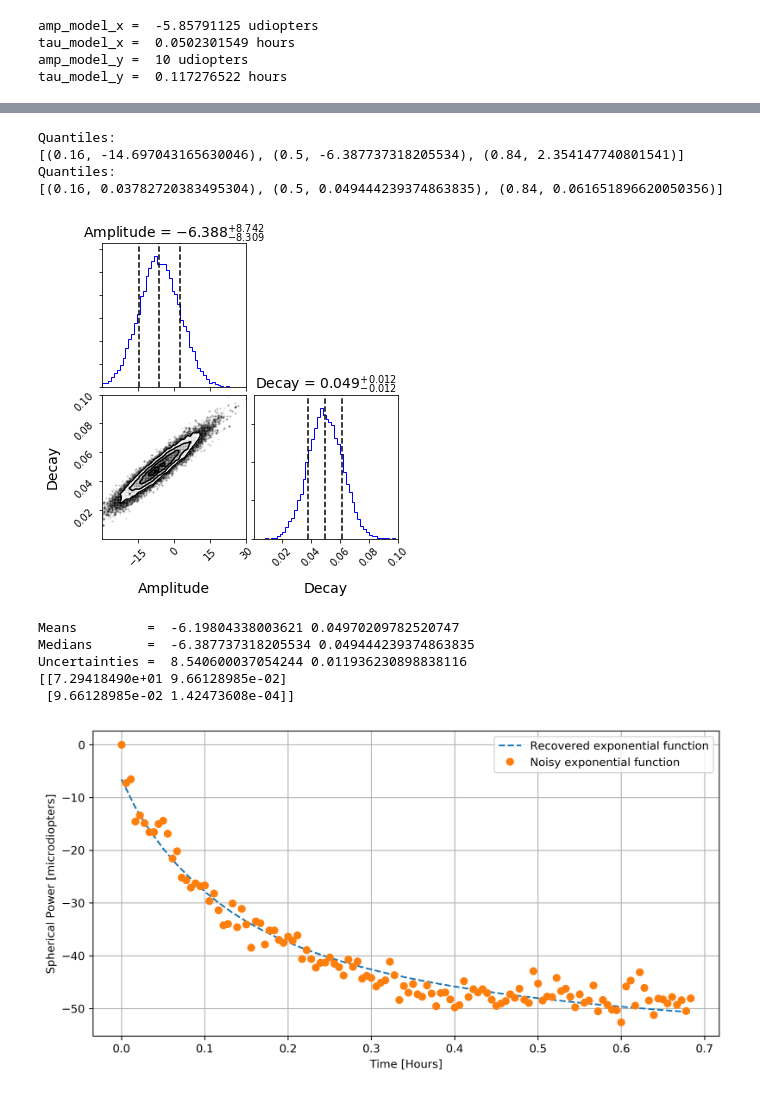
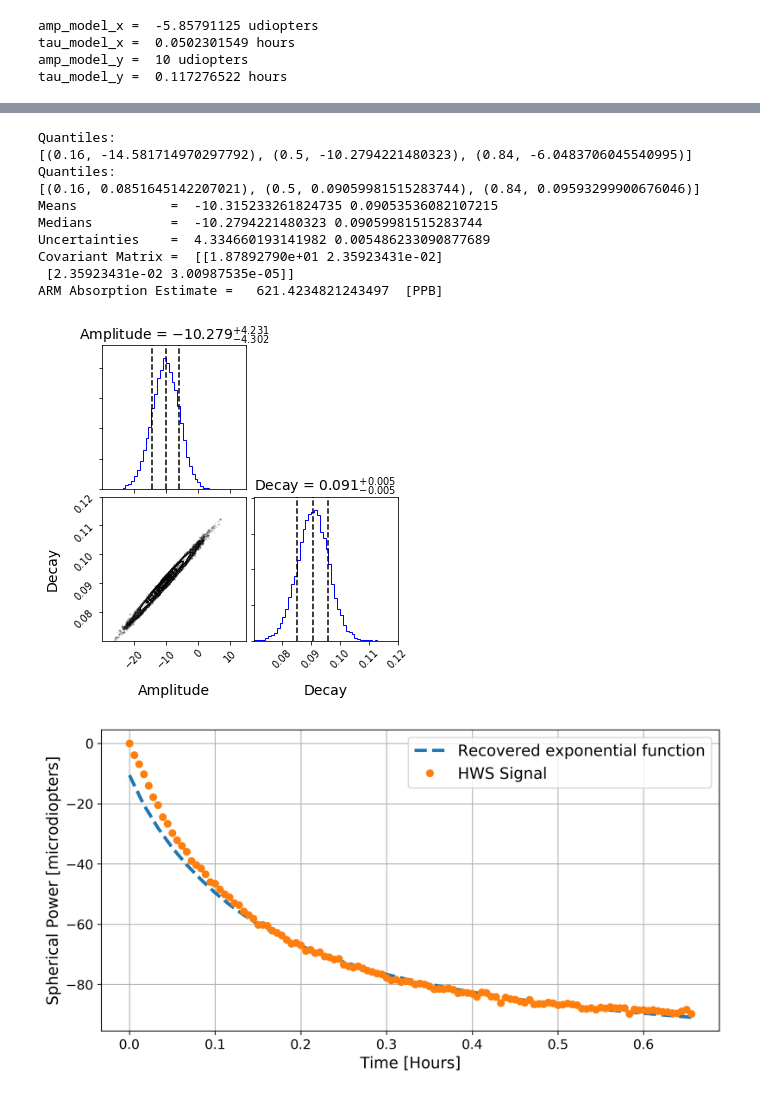
Before and after one commit to TVoPhysics/TVo_Thesis, a Jupyter notebook: Calculations/20181110_Calc_Abs_HWS/ITMs_Exp_Decay_MCMC.ipynb, the cells around one changed output, grey strips where cells are left out. Cells and saved outputs as stored; diff of their text form; code cells hidden in the pictures.

```diff
--- a/Calculations/20181110_Calc_Abs_HWS/ITMs_Exp_Decay_MCMC.ipynb
+++ b/Calculations/20181110_Calc_Abs_HWS/ITMs_Exp_Decay_MCMC.ipynb
@@ -61,13 +69,13 @@ tau_model_y =  0.117276522 hours
 itmx = 'data_ITMX.p'
 itmy = 'data_ITMY.p'
 
-i_ind_x = 80
+i_ind_x = 81
 e_ind_x = -1
 c_hori_x = 700
 c_vert_x = 450
 
 
-i_ind_y = 40
+i_ind_y = 85
 e_ind_y = -1
 c_hori_y = 700
 c_vert_y = 560
@@ -80,11 +88,11 @@ def open_file(filename):
         data_p = u.load()
     return data_p
 
-def format_data(optic, i_ind, e_ind,x,y):
+def format_data(optic, i_ind, e_ind, x, y):
     optic_data_p = open_file(optic)
     optic_data = optic_data_p[(x,y)]['spherical']
 
-    data = optic_data[ i_ind_x:e_ind_x ]*1e6
+    data = optic_data[ i_ind:e_ind ]*1e6
 
     data = data - data[0]
 
@@ -111,7 +119,7 @@ def lnprob(theta, t, signal, uncs) :
     amplitude = theta[0]
     tau = theta[1]
 
-    if amplitude <= -30.0 or amplitude > 30.0 or a <= -1.0 or a > 1.0 :
+    if amplitude <= -40.0 or amplitude > 40.0 or a <= -1.0 or a > 1.0 :
         return -np.inf
     else :
         new_signal = TL(t,amplitude,tau)
@@ -136,22 +144,28 @@ def run_mcmc(t_vect, data, amp_guess, tau_guess):
 
     return results
 
-def plot_results(t_vect, signal, results):
+def plot_results(t_vect, signal, results,filename):
     amp_mean, a_mean = np.mean(results,axis=0)
     amp_median, a_median = np.median(results,axis=0)
     covmat = np.cov(results.T)
     amp_unc, a_unc = np.sqrt(np.diag(covmat))
-    print("Means         = ", amp_mean, a_mean)
-    print("Medians       = ",amp_median, a_median)
-    print("Uncertainties = ",amp_unc, a_unc)
-    print(covmat)
+    print("Means            = ", amp_mean, a_mean)
+    print("Medians          = ",amp_median, a_median)
+    print("Uncertainties    = ",amp_unc, a_unc)
+    print("Covariant Matrix = ", covmat)
+
+    arm_abs = 1e9*a_median/p_arm
+
+    print("ARM Absorption Estimate =  ",arm_abs, " [PPB]")
 
     recovered_exp = TL(t_vect,amp_median,a_median)
 
     pl.figure(figsize=(10, 5), dpi=300)
-    pl.plot(t_vect, np.real(recovered_exp), '--',label='Recovered exponential function')
-    pl.plot(t_vect, signal, 'o', label='Noisy exponential function')
-    pl.legend(loc='best')
-    pl.xlabel('Time [Hours]')
-    pl.ylabel('Spherical Power [microdiopters]')
+    pl.plot(t_vect, np.real(recovered_exp), '--', linewidth =3, label='Recovered exponential function')
+    pl.plot(t_vect, signal, 'o', label='HWS Signal')
+    pl.legend(loc='best', fontsize=14)
+    pl.xlabel('Time [Hours]', fontsize=14)
+    pl.ylabel('Spherical Power [microdiopters]', fontsize=14)
+    pl.tick_params(axis='both', labelsize =12)
     pl.grid()
+    pl.savefig("../../Figures/"+filename)
@@ -162,29 +246,29 @@ results_x = run_mcmc(time_x,data_x, amp_guess_x, tau_guess_x)
 # %%
-range_list = [ [-30, 30], [0.0, 0.1] ]
-h_c = corner.corner(results_x,
+range_list = [ [-30, 15], [0.07, 0.12] ]
+h_c = corner.corner(results_y,
                     bins=50,
                     labels=['Amplitude', 'Decay'],
                     label_kwargs={'fontsize':14},
                     show_titles=True,
                     title_kwargs={'fontsize':14},
                     title_fmt='.3f' ,
                     quantiles=[0.16, 0.5, 0.84],
                     range=range_list,
                     verbose=True,
                     hist_kwargs={'color':'b'})
-#h_c.savefig("SineGaussianTrianglePlots.pdf")
+h_c.savefig("../../Figures/MCMC_ITMY_abs_adj.png")
+
+plot_results(time_y,data_y,results_y,'MCMC_ITMY_ABS_FIT_adj.png')
 # %% [output]
 Quantiles:
-[(0.16, -14.697043165630046), (0.5, -6.387737318205534), (0.84, 2.354147740801541)]
+[(0.16, -14.581714970297792), (0.5, -10.2794221480323), (0.84, -6.0483706045540995)]
 Quantiles:
-[(0.16, 0.03782720383495304), (0.5, 0.049444239374863835), (0.84, 0.061651896620050356)]
+[(0.16, 0.0851645142207021), (0.5, 0.09059981515283744), (0.84, 0.09593299900676046)]
+Means            =  -10.315233261824735 0.09053536082107215
+Medians          =  -10.2794221480323 0.09059981515283744
+Uncertainties    =  4.334660193141982 0.005486233090877689
+Covariant Matrix =  [[1.87892790e+01 2.35923431e-02]
+ [2.35923431e-02 3.00987535e-05]]
+ARM Absorption Estimate =   621.4234821243497  [PPB]
-[figure, old version]
+[figure, new version]
+[figure, added]
-# %%
-plot_results(time_x,data_x,results_x)
-# %% [output]
-Means         =  -6.19804338003621 0.04970209782520747
-Medians       =  -6.387737318205534 0.049444239374863835
-Uncertainties =  8.540600037054244 0.011936230898838116
-[[7.29418490e+01 9.66128985e-02]
- [9.66128985e-02 1.42473608e-04]]
-[figure, removed]
```
Also changed, not shown: parts of 12 cells of this notebook, 43 other files.
